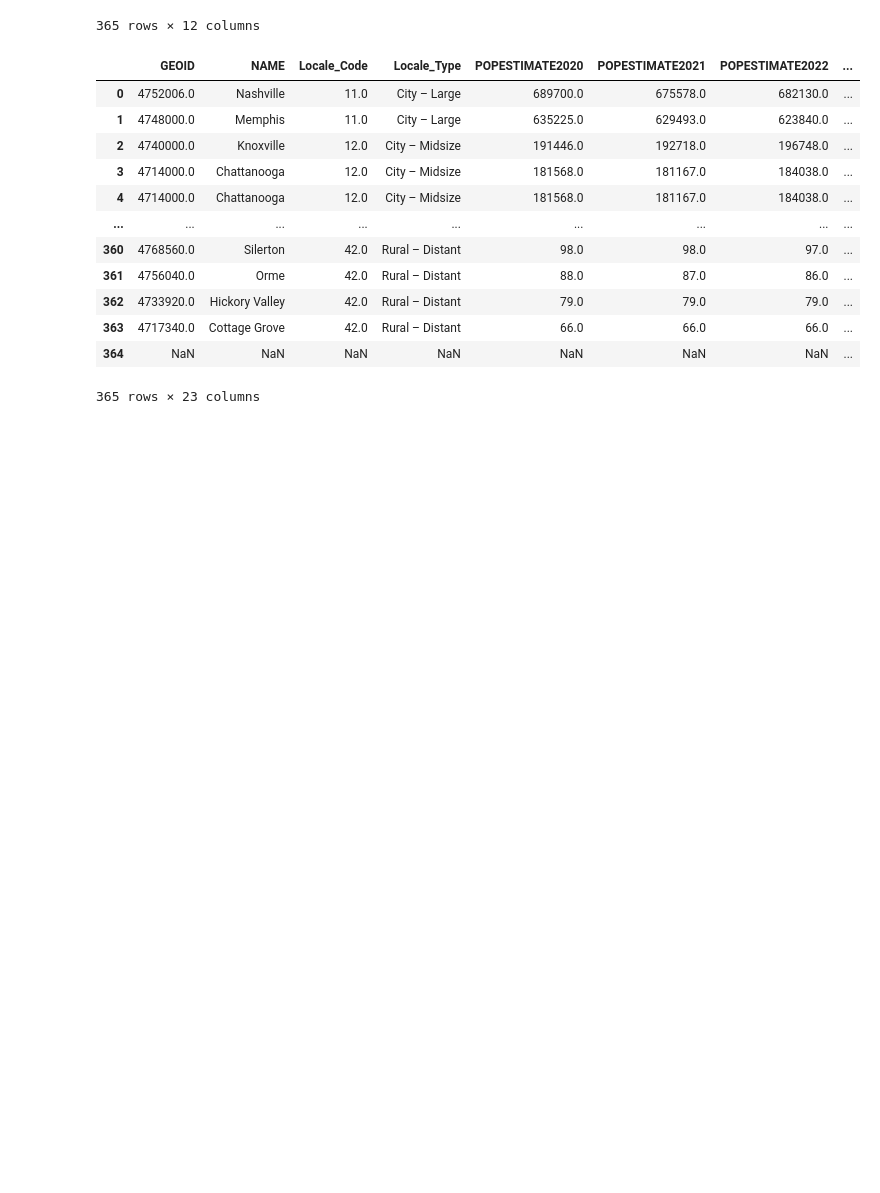
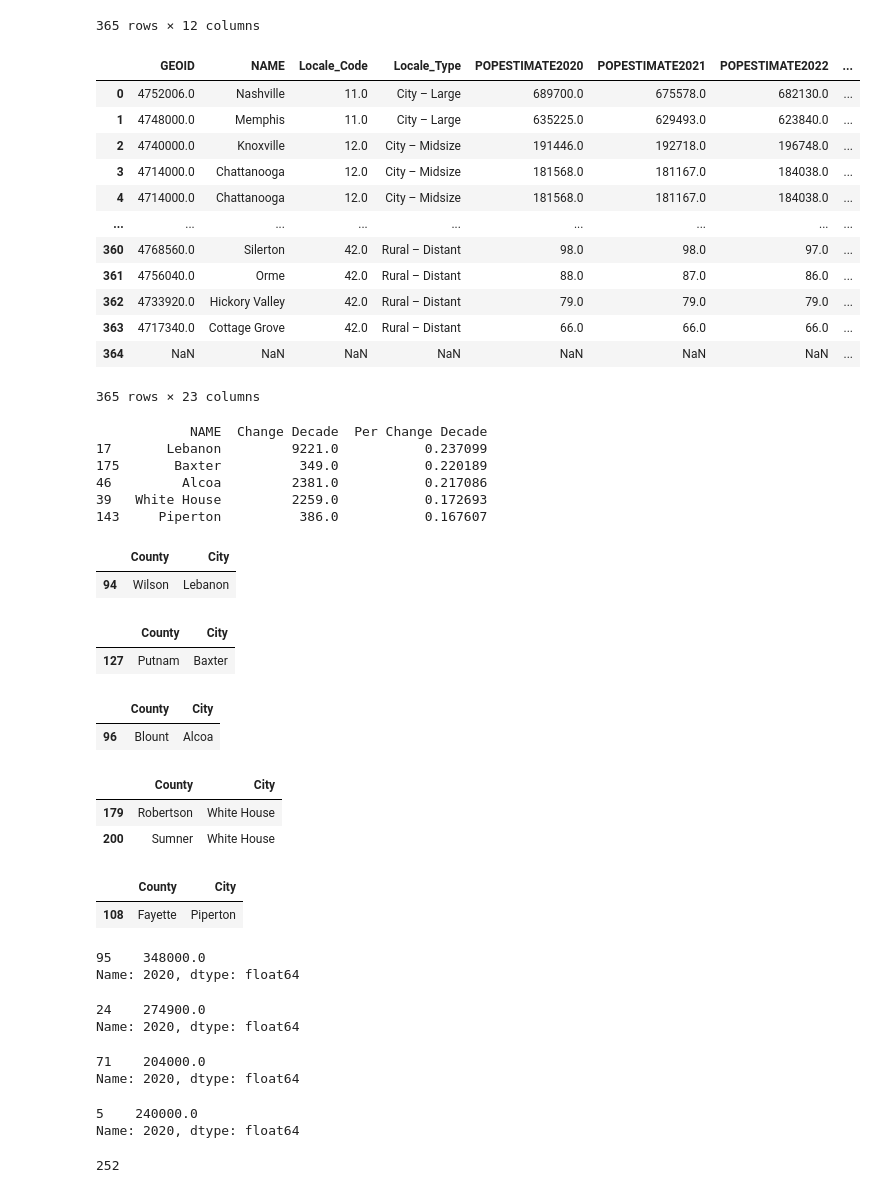
Before and after one commit to mbainbridge950/tennessee_population_after_covid, a Jupyter notebook: notebooks/tn_population.ipynb, the cells around one changed output. Saved outputs shown, nothing was run; the diff lists cells and outputs as text; code cells hidden in the pictures; blank space fills up the shorter version.

```diff
--- a/notebooks/tn_population.ipynb
+++ b/notebooks/tn_population.ipynb
@@ -455,3 +490,12 @@ city_pop_home_final
 | 363 | 4717340.0 | Cottage Grove | 42.0 | Rural – Distant | 66.0 | 66.0 | 66.0 | ... |
 | 364 | NaN | NaN | NaN | NaN | NaN | NaN | NaN | ... |
 365 rows × 23 columns
+# %%
+print(top5_increases)
+# %% [output]
+            NAME  Change Decade  Per Change Decade
+17       Lebanon         9221.0           0.237099
+175       Baxter          349.0           0.220189
+46         Alcoa         2381.0           0.217086
+39   White House         2259.0           0.172693
+143     Piperton          386.0           0.167607
@@ -457,0 +504,57 @@ city_pop_home_final
+# %%
+city_county_long[city_county_long['City'] == 'Lebanon']
+# %% [output]
+|  | County | City |
+| 94 | Wilson | Lebanon |
+# %%
+city_county_long[city_county_long['City'] == 'Baxter']
+# %% [output]
+|  | County | City |
+| 127 | Putnam | Baxter |
+# %%
+city_county_long[city_county_long['City'] == 'Alcoa']
+# %% [output]
+|  | County | City |
+| 96 | Blount | Alcoa |
+# %%
+city_county_long[city_county_long['City'] == 'White House']
+# %% [output]
+|  | County | City |
+| 179 | Robertson | White House |
+| 200 | Sumner | White House |
+# %%
+city_county_long[city_county_long['City'] == 'Piperton']
+# %% [output]
+|  | County | City |
+| 108 | Fayette | Piperton |
+# %%
+home_sales_2012_2023_price.loc[home_sales_2012_2023_price['Location'] == 'Wilson', '2020']
+# %% [output]
+95    348000.0
+Name: 2020, dtype: float64
+# %%
+home_sales_2012_2023_price.loc[home_sales_2012_2023_price['Location'] == 'Fayette', '2020']
+# %% [output]
+24    274900.0
+Name: 2020, dtype: float64
+# %%
+home_sales_2012_2023_price.loc[home_sales_2012_2023_price['Location'] == 'Putnam', '2020']
+# %% [output]
+71    204000.0
+Name: 2020, dtype: float64
+# %%
+home_sales_2012_2023_price.loc[home_sales_2012_2023_price['Location'] == 'Blount', '2020']
+# %% [output]
+5    240000.0
+Name: 2020, dtype: float64
+# %%
+#Nashville lost a population of 10,000 people between 2020 and 2021.  Was this due to repopulation or Covid deaths?
+
+
+#sum of deaths in Davidson County 2020-2024
+
+total_davidson = yearly_counts[yearly_counts['COUNTY'] == 'Davidson']['Count'].sum()
+
+print(total_davidson)
+# %% [output]
+252
```
Also changed, not shown: parts of 9 cells of this notebook, 10 other files.
